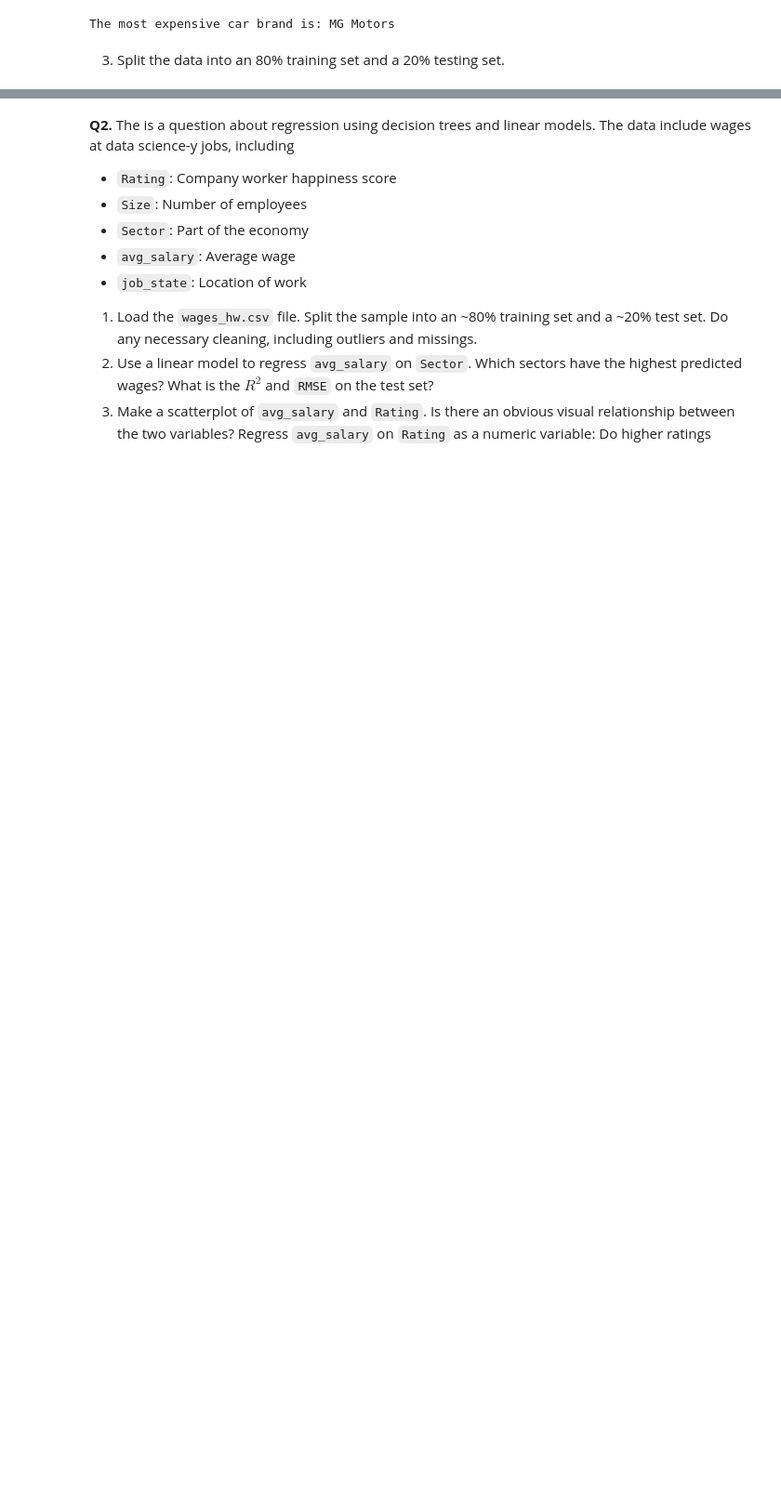
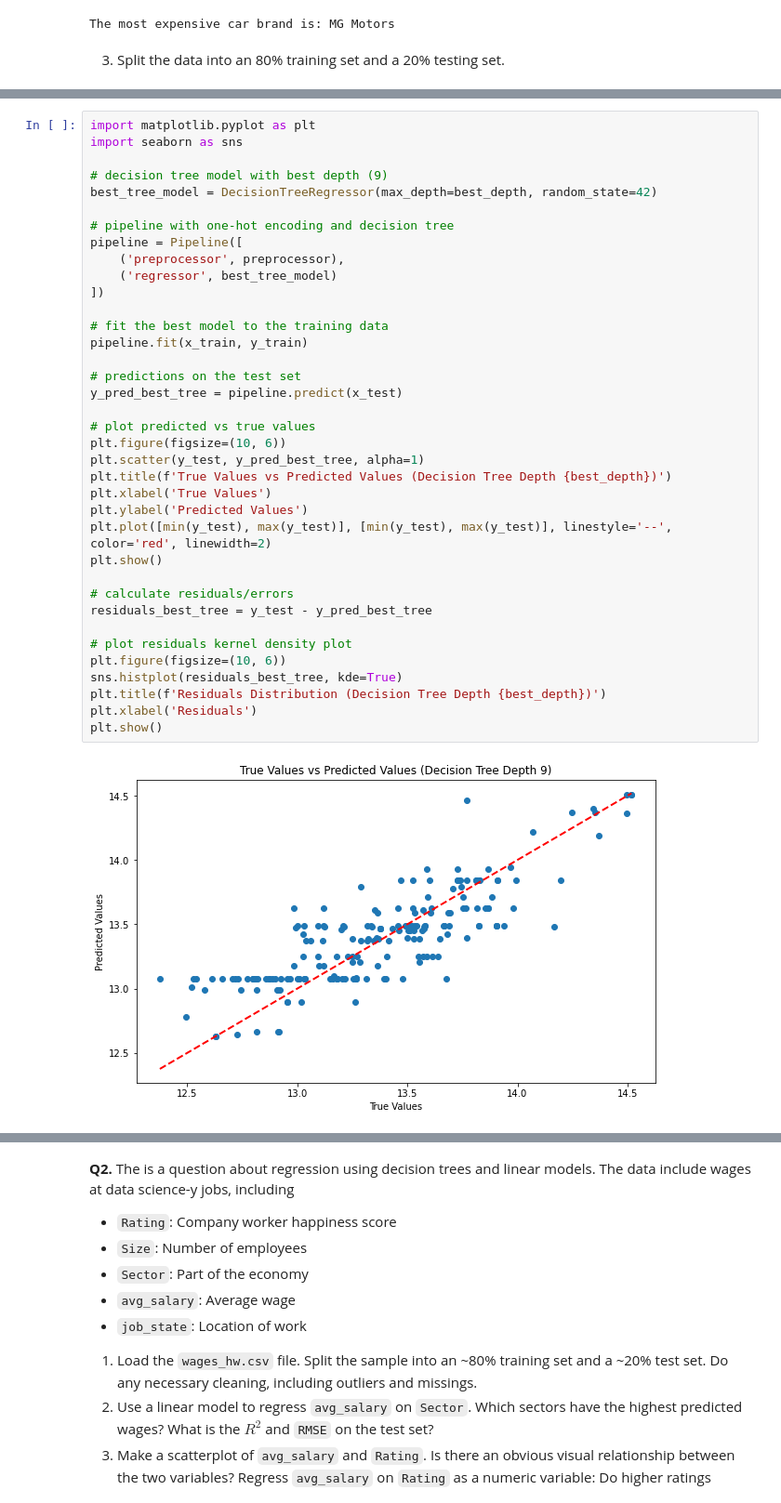
Before and after one commit to agu4yh/assignment4, a Jupyter notebook: assignment4.ipynb, the cells around one changed output, grey strips where cells are left out. Shown: that part at 93% size. Drawn from its saved outputs; the diff is of its cells as text; blank space fills up the shorter version.

```diff
--- a/assignment4.ipynb
+++ b/assignment4.ipynb
@@ -211,0 +412,39 @@ RMSE: 0.45
+# %%
+import matplotlib.pyplot as plt
+import seaborn as sns
+
+# decision tree model with best depth (9)
+best_tree_model = DecisionTreeRegressor(max_depth=best_depth, random_state=42)
+
+# pipeline with one-hot encoding and decision tree
+pipeline = Pipeline([
+    ('preprocessor', preprocessor),
+    ('regressor', best_tree_model)
+])
+
+# fit the best model to the training data
+pipeline.fit(x_train, y_train)
+
+# predictions on the test set
+y_pred_best_tree = pipeline.predict(x_test)
+
+# plot predicted vs true values
+plt.figure(figsize=(10, 6))
+plt.scatter(y_test, y_pred_best_tree, alpha=1)
+plt.title(f'True Values vs Predicted Values (Decision Tree Depth {best_depth})')
+plt.xlabel('True Values')
+plt.ylabel('Predicted Values')
+plt.plot([min(y_test), max(y_test)], [min(y_test), max(y_test)], linestyle='--', color='red', linewidth=2)
+plt.show()
+
+# calculate residuals/errors
+residuals_best_tree = y_test - y_pred_best_tree
+
+# plot residuals kernel density plot
+plt.figure(figsize=(10, 6))
+sns.histplot(residuals_best_tree, kde=True)
+plt.title(f'Residuals Distribution (Decision Tree Depth {best_depth})')
+plt.xlabel('Residuals')
+plt.show()
+# %% [output]
+[figure, added]
```
Also changed, not shown: parts of 14 cells of this notebook.
